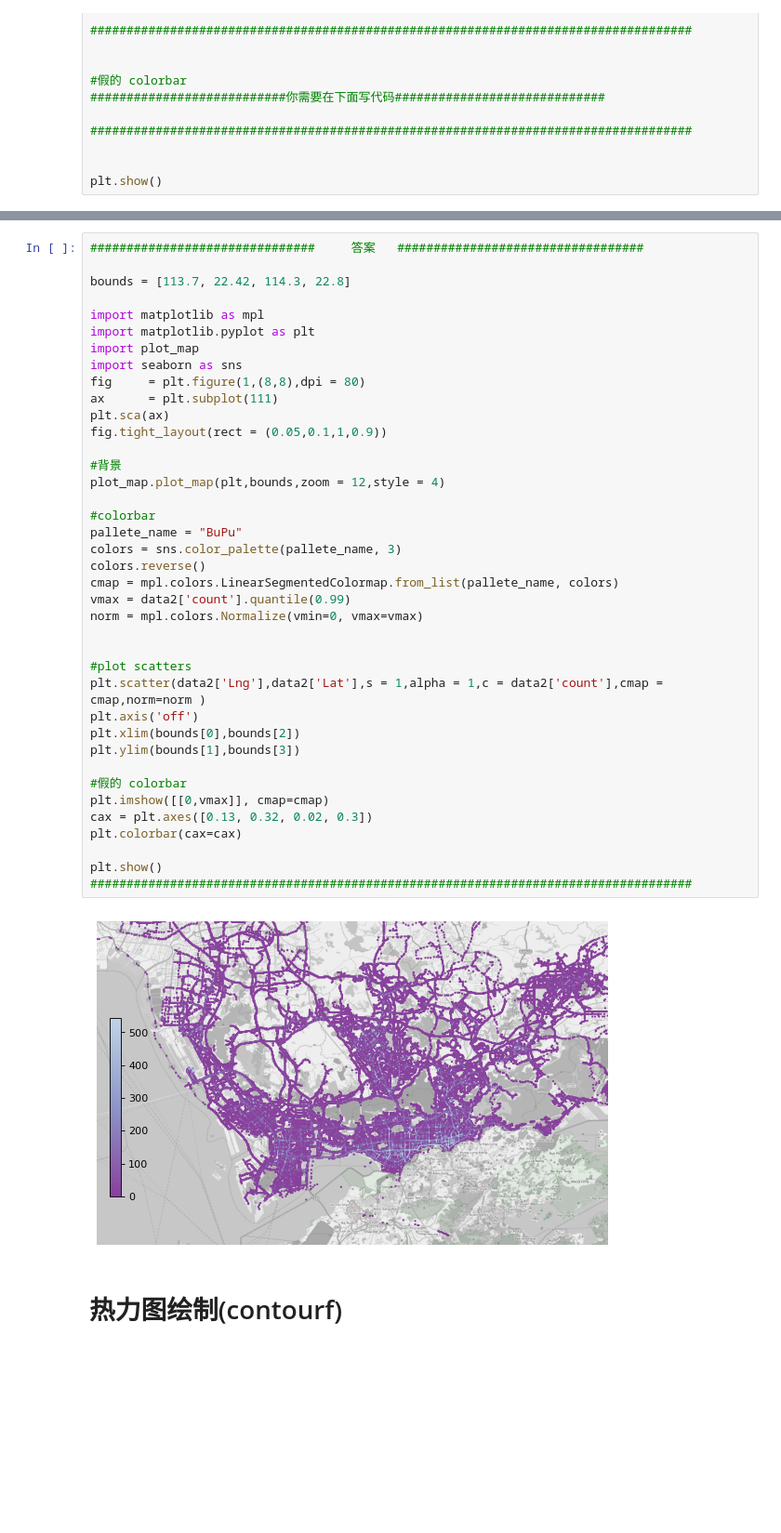
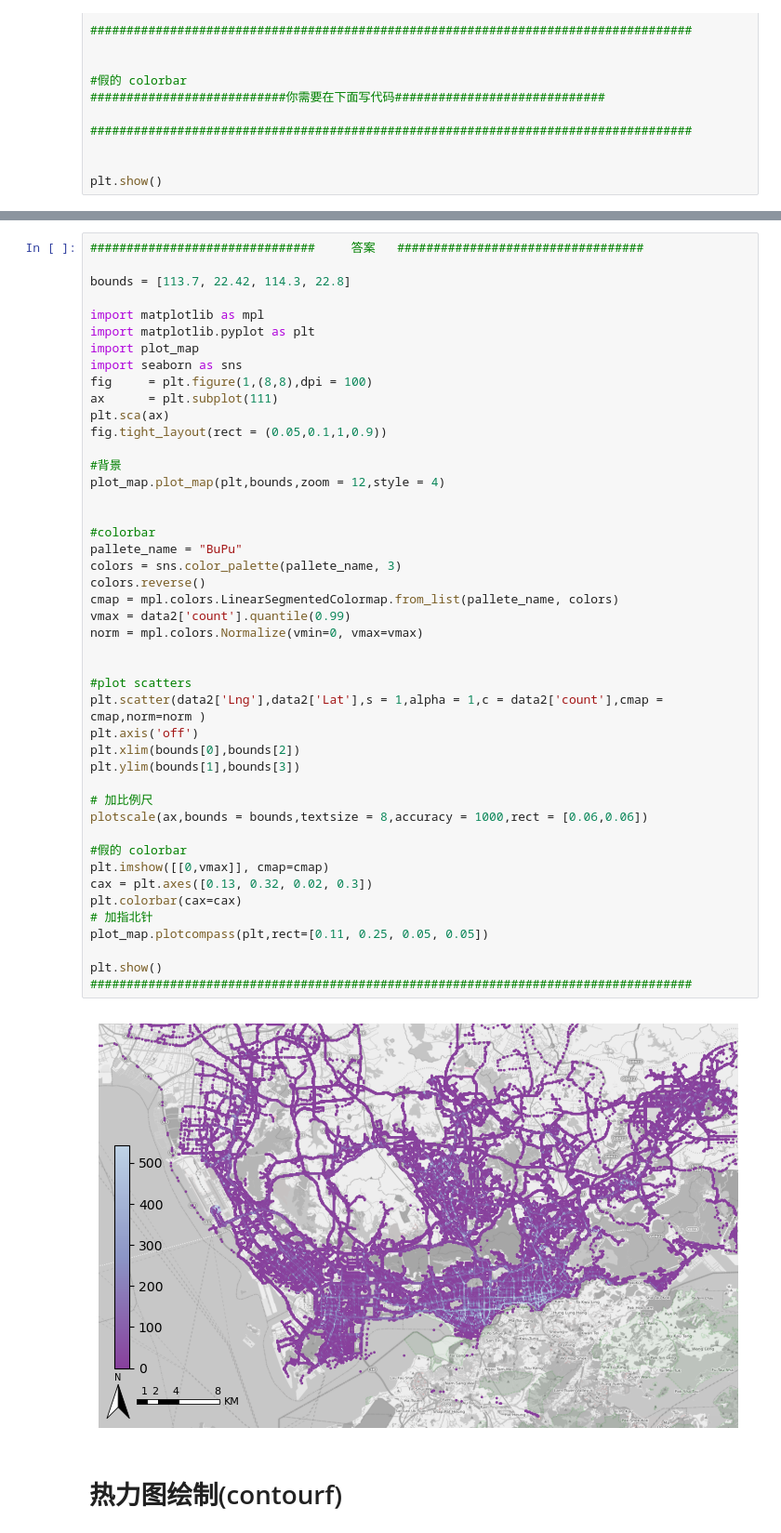
Before and after one commit to ni1o1/pygeo-tutorial, a Jupyter notebook: 5-绘制数据分布的散点图和热力图（contourf）.ipynb, the cells around one changed output, grey strips where cells are left out. Shown at 93% size. Cells and saved outputs as stored; diff of their text form; blank space fills up the shorter version.

Commit message:
update plot_map

```diff
--- a/5-绘制数据分布的散点图和热力图（contourf）.ipynb
+++ b/5-绘制数据分布的散点图和热力图（contourf）.ipynb
@@ -111,38 +116,44 @@ import matplotlib as mpl
 import matplotlib.pyplot as plt
 import plot_map
 import seaborn as sns
-fig     = plt.figure(1,(8,8),dpi = 80)
+fig     = plt.figure(1,(8,8),dpi = 100)
 ax      = plt.subplot(111)
 plt.sca(ax)
 fig.tight_layout(rect = (0.05,0.1,1,0.9))
 
 #背景
 plot_map.plot_map(plt,bounds,zoom = 12,style = 4)
+
 
 #colorbar
 pallete_name = "BuPu"
 colors = sns.color_palette(pallete_name, 3)
 colors.reverse()
 cmap = mpl.colors.LinearSegmentedColormap.from_list(pallete_name, colors)
 vmax = data2['count'].quantile(0.99)
 norm = mpl.colors.Normalize(vmin=0, vmax=vmax)
 
 
 #plot scatters
 plt.scatter(data2['Lng'],data2['Lat'],s = 1,alpha = 1,c = data2['count'],cmap = cmap,norm=norm )
 plt.axis('off')
 plt.xlim(bounds[0],bounds[2])
 plt.ylim(bounds[1],bounds[3])
 
+# 加比例尺
+plotscale(ax,bounds = bounds,textsize = 8,accuracy = 1000,rect = [0.06,0.06])
+
 #假的 colorbar
 plt.imshow([[0,vmax]], cmap=cmap)
 cax = plt.axes([0.13, 0.32, 0.02, 0.3])
 plt.colorbar(cax=cax)
+# 加指北针
+plot_map.plotcompass(plt,rect=[0.11, 0.25, 0.05, 0.05])
 
 plt.show()
 ###################################################################################
 # %% [output]
-[figure, old version]
+[figure, new version]
 # %% [markdown]
 # 热力图绘制(contourf)
 # %% [markdown]
```
Also changed, not shown: parts of 1 cell of this notebook, 1 other file.
